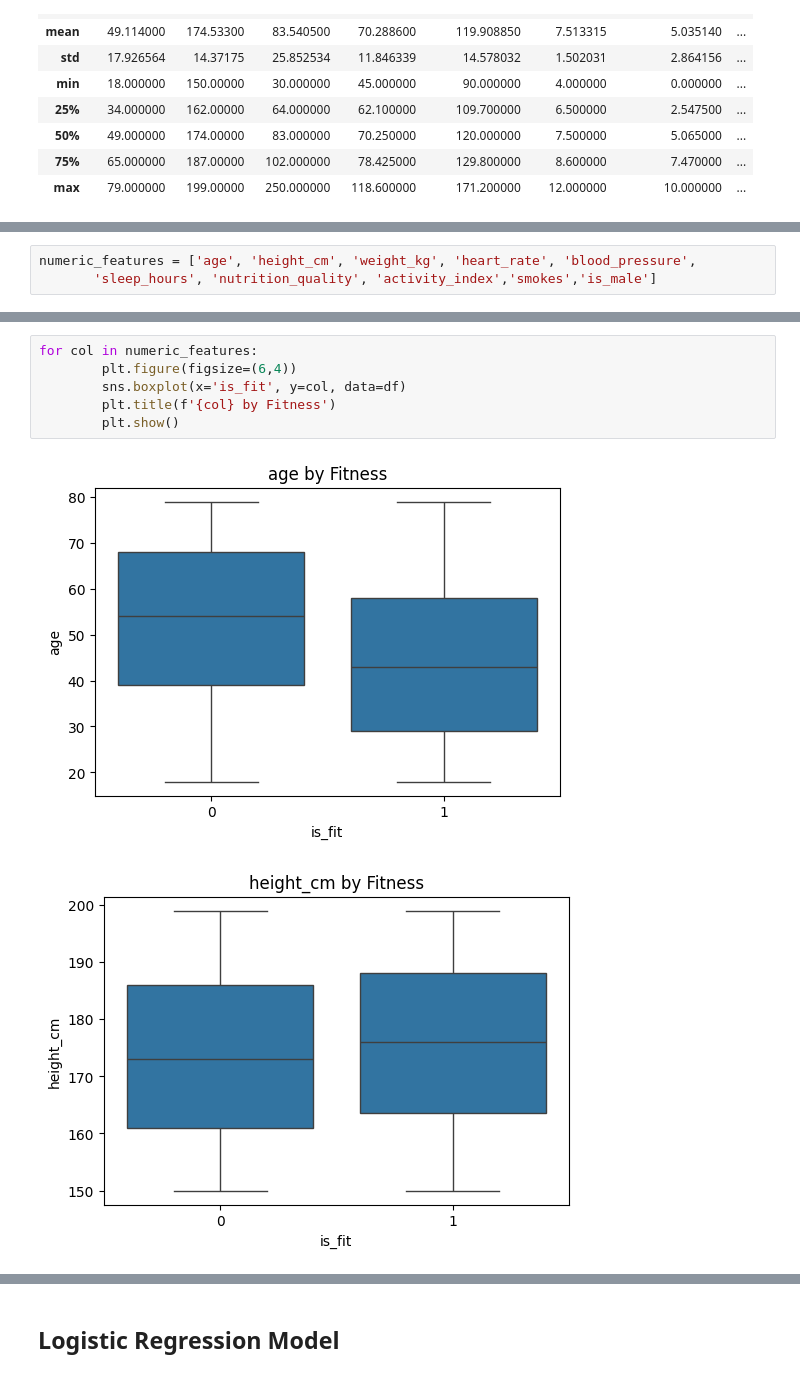
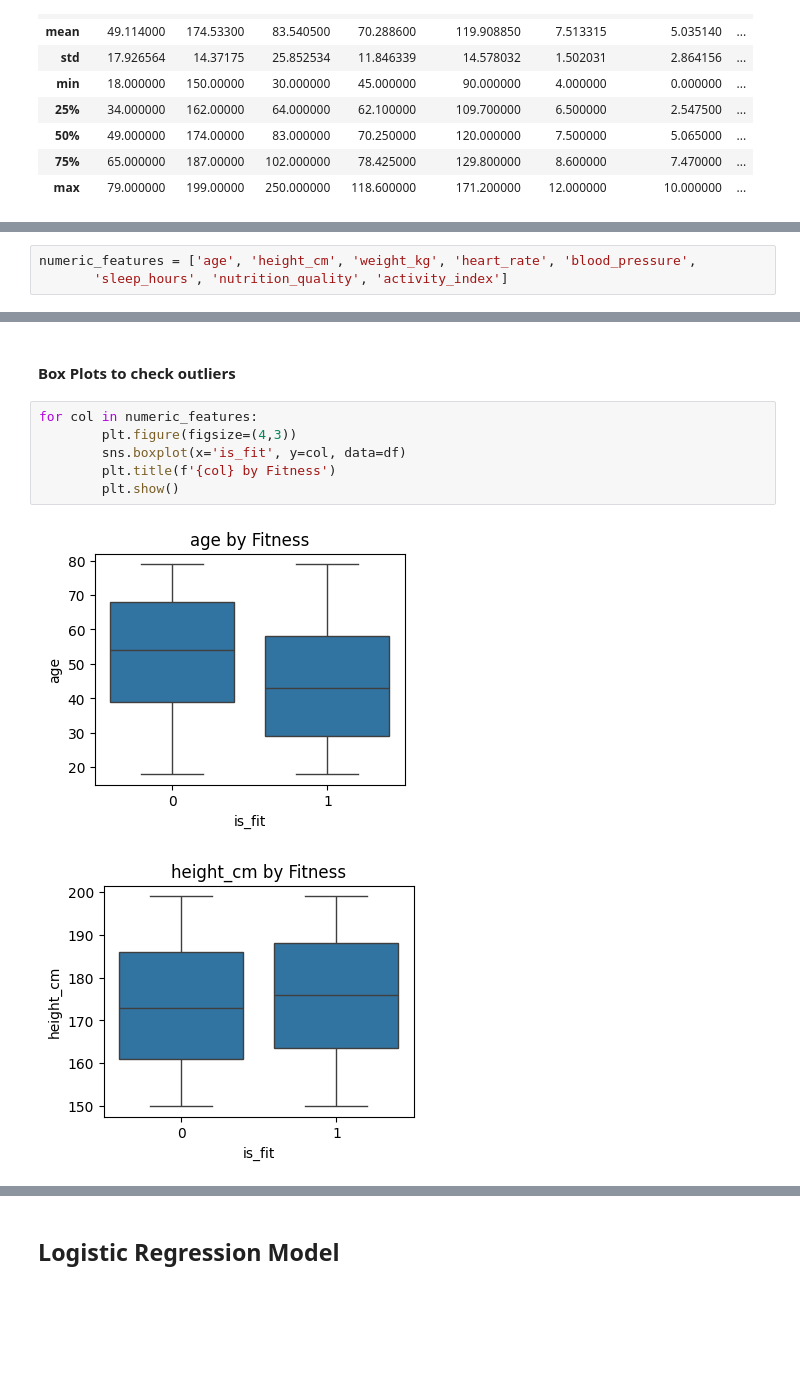
Before and after one commit to sharat25ai-dev/Machine_Learning_Projects, a Jupyter notebook: notebook.ipynb, the cells around one changed output, grey strips where cells are left out. Saved outputs shown, nothing was run; the diff lists cells and outputs as text; blank space fills up the shorter version.

```diff
--- a/notebook.ipynb
+++ b/notebook.ipynb
@@ -152,3 +207,3 @@ df.describe()
 # %%
 numeric_features = ['age', 'height_cm', 'weight_kg', 'heart_rate', 'blood_pressure',
-       'sleep_hours', 'nutrition_quality', 'activity_index','smokes','is_male']
+       'sleep_hours', 'nutrition_quality', 'activity_index']
@@ -155,9 +218,11 @@ numeric_features = ['age', 'height_cm', 'weight_kg', 'heart_rate', 'blood_pressu
+# %% [markdown]
+#### Box Plots to check outliers
 # %%
 for col in numeric_features:
-        plt.figure(figsize=(6,4))
+        plt.figure(figsize=(4,3))
         sns.boxplot(x='is_fit', y=col, data=df)
         plt.title(f'{col} by Fitness')
         plt.show()
 # %% [output]
-[figure, old version]
+[figure, new version]
-[figure, old version]
+[figure, new version]
```
Also changed, not shown: parts of 32 cells of this notebook.
